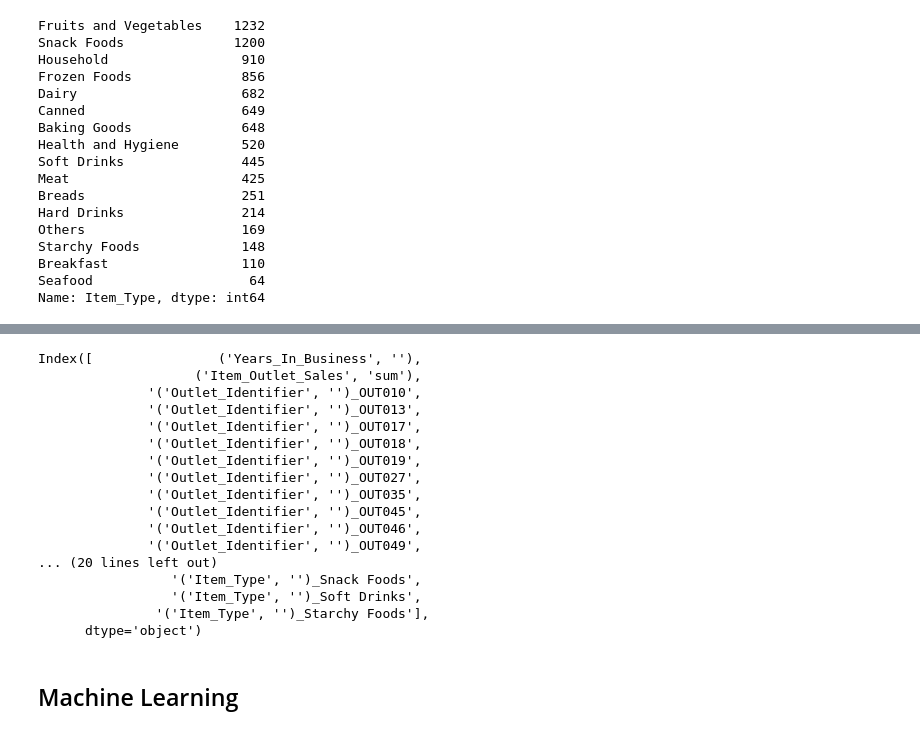
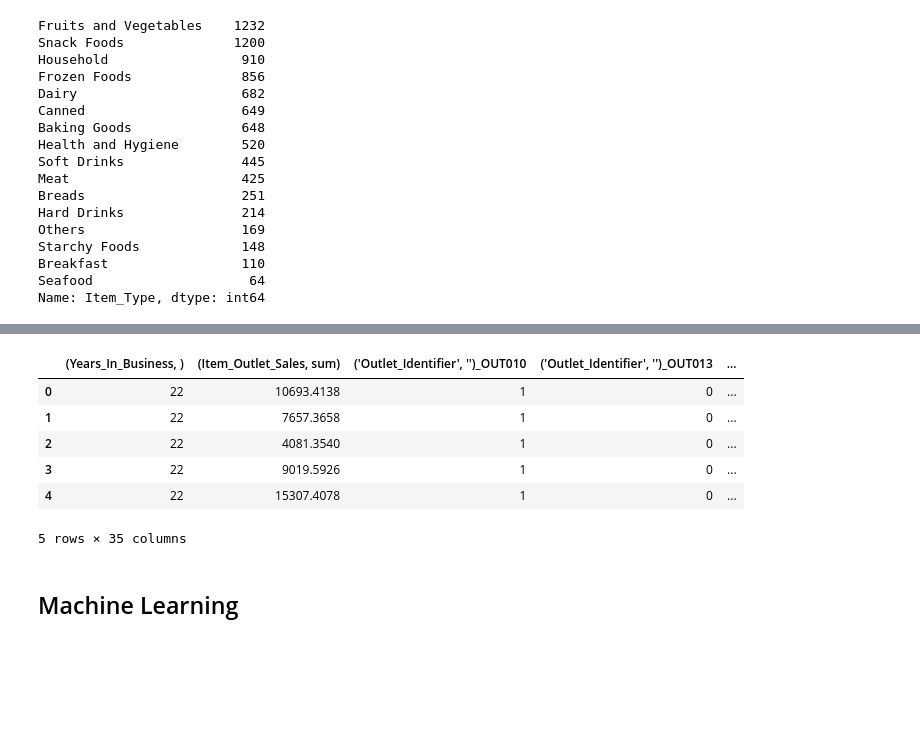
Before and after one commit to yammy20/DataScienceProjects, a Jupyter notebook: BigSmartSalesSet/BigSmartSales.ipynb, the cells around one changed output, grey strips where cells are left out. Cells and saved outputs as stored; diff of their text form; code cells hidden in the pictures; blank space fills up the shorter version.

```diff
--- a/BigSmartSalesSet/BigSmartSales.ipynb
+++ b/BigSmartSalesSet/BigSmartSales.ipynb
@@ -289,23 +269,13 @@ outlet_level_dummied_df.columns.tolist()
 # %%
-outlet_level_dummied_df.columns
+outlet_level_dummied_df.head()
 # %% [output]
+|  | (Years_In_Business, ) | (Item_Outlet_Sales, sum) | ('Outlet_Identifier', '')_OUT010 | ('Outlet_Identifier', '')_OUT013 | ... |
+| 0 | 22 | 10693.4138 | 1 | 0 | ... |
+| 1 | 22 | 7657.3658 | 1 | 0 | ... |
+| 2 | 22 | 4081.3540 | 1 | 0 | ... |
+| 3 | 22 | 9019.5926 | 1 | 0 | ... |
+| 4 | 22 | 15307.4078 | 1 | 0 | ... |
-Index([                ('Years_In_Business', ''),
-                    ('Item_Outlet_Sales', 'sum'),
-              '('Outlet_Identifier', '')_OUT010',
-              '('Outlet_Identifier', '')_OUT013',
-              '('Outlet_Identifier', '')_OUT017',
-              '('Outlet_Identifier', '')_OUT018',
-              '('Outlet_Identifier', '')_OUT019',
-              '('Outlet_Identifier', '')_OUT027',
-              '('Outlet_Identifier', '')_OUT035',
-              '('Outlet_Identifier', '')_OUT045',
-              '('Outlet_Identifier', '')_OUT046',
-              '('Outlet_Identifier', '')_OUT049',
-... (20 lines left out)
-                 '('Item_Type', '')_Snack Foods',
-                 '('Item_Type', '')_Soft Drinks',
-               '('Item_Type', '')_Starchy Foods'],
-      dtype='object')
+5 rows × 35 columns
 # %% [markdown]
 ## Machine Learning
 # %% [markdown]
```
Also changed, not shown: parts of 14 cells of this notebook.
